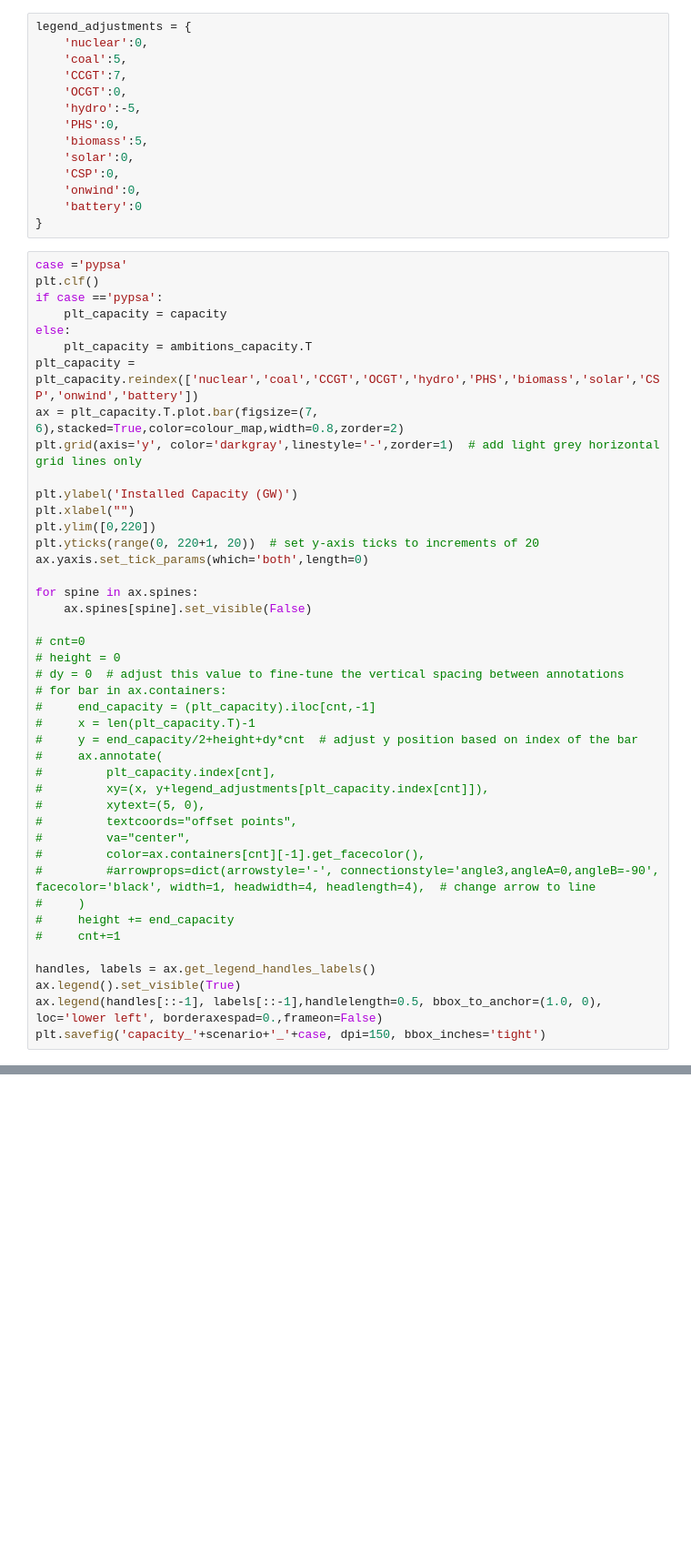
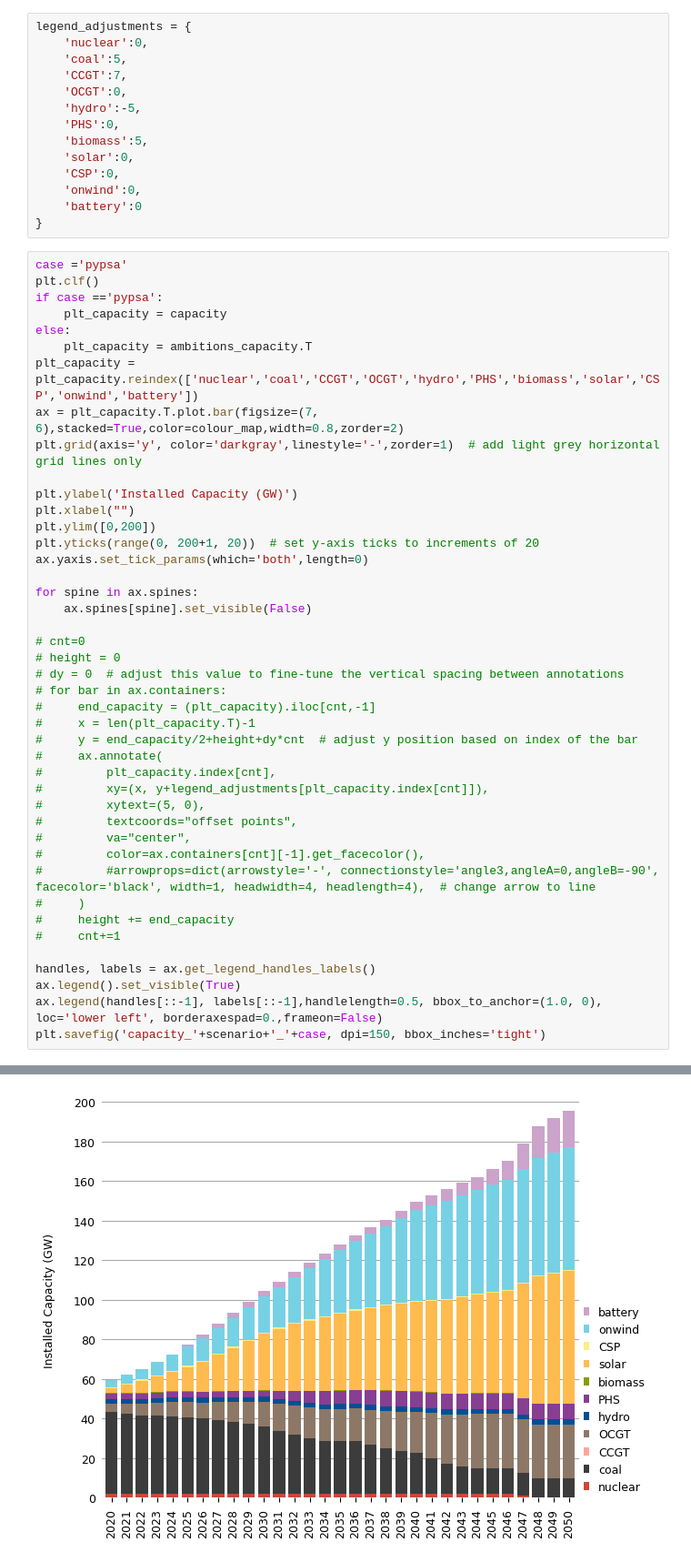
Before and after one commit to PyPSA/pypsa-za, a Jupyter notebook: notebooks/plotting_results.ipynb, the cells around one changed output, grey strips where cells are left out. Shown at 91% size. Drawn from its saved outputs; the diff is of its cells as text; blank space fills up the shorter version.

```diff
--- a/notebooks/plotting_results.ipynb
+++ b/notebooks/plotting_results.ipynb
@@ -272,8 +286,8 @@ plt.grid(axis='y', color='darkgray',linestyle='-',zorder=1)  # add light grey ho
 
 plt.ylabel('Installed Capacity (GW)')
 plt.xlabel("")
-plt.ylim([0,220])
-plt.yticks(range(0, 220+1, 20))  # set y-axis ticks to increments of 20
+plt.ylim([0,200])
+plt.yticks(range(0, 200+1, 20))  # set y-axis ticks to increments of 20
 ax.yaxis.set_tick_params(which='both',length=0)
 
 for spine in ax.spines:
@@ -307,3 +321,4 @@ NameError: name 'plt' is not defined
+[figure, added]
 # %%
 case ='pypsa'
 plt.clf()
```
Also changed, not shown: parts of 15 cells of this notebook, 20 other files.
